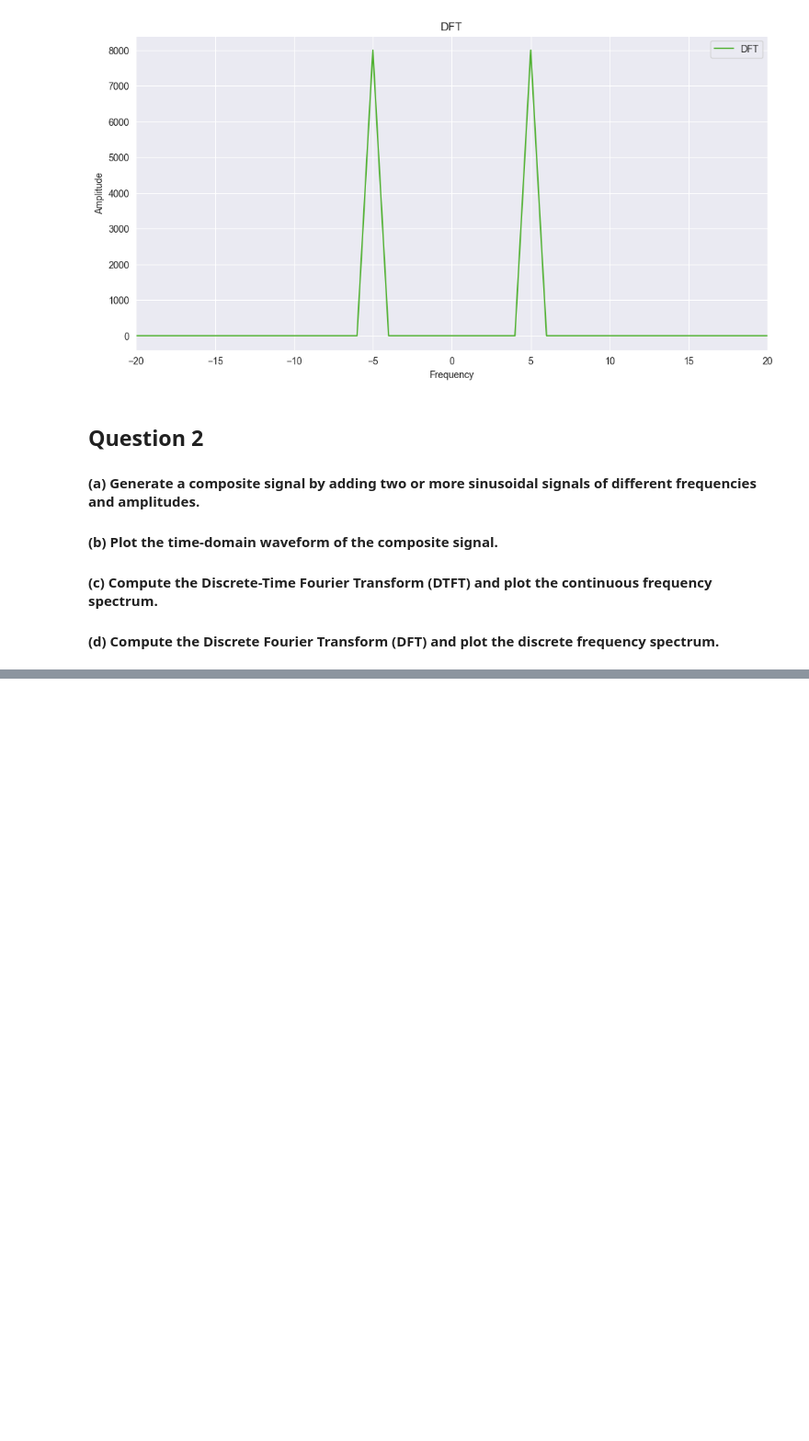
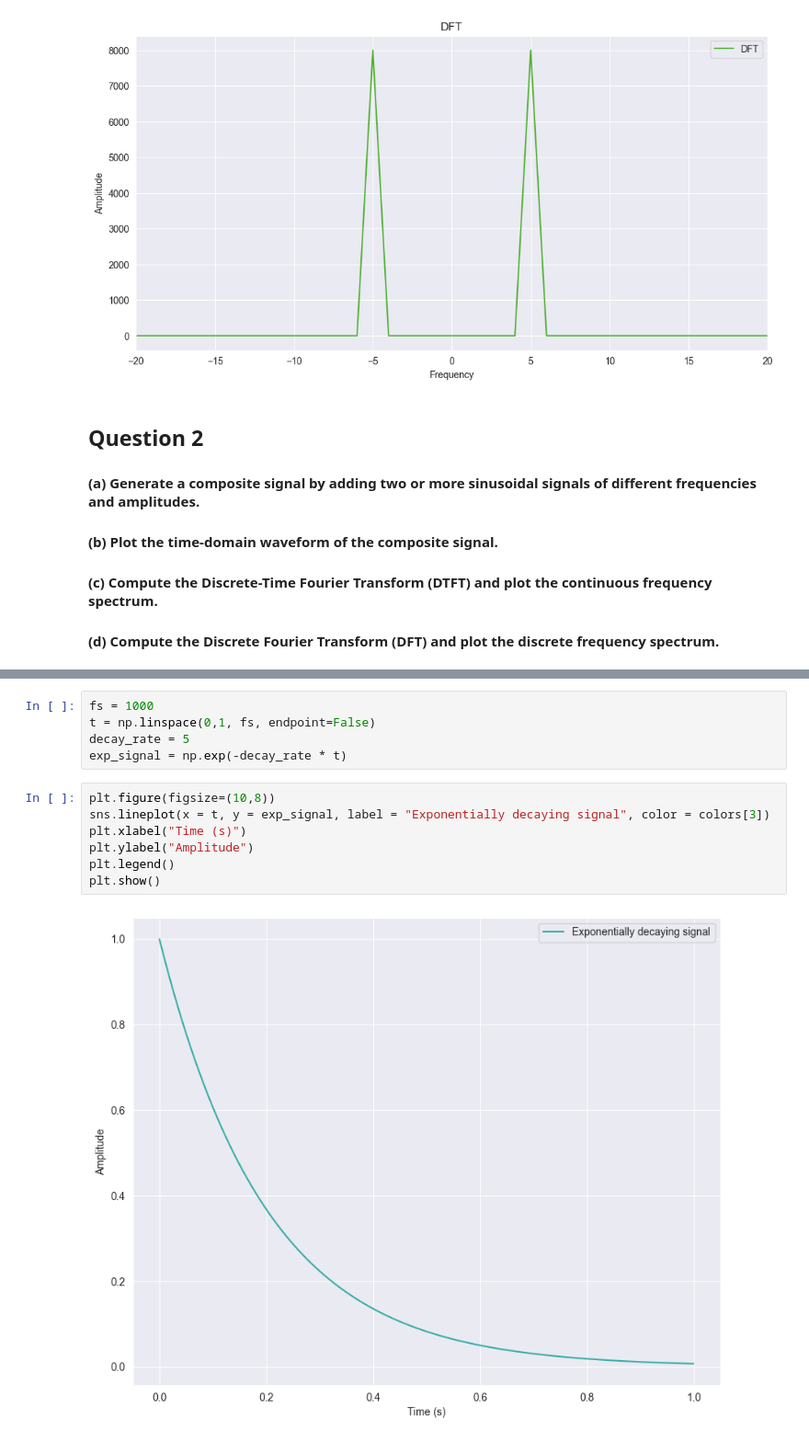
Before and after one commit to noelmt7/Speech_Recognition, a Jupyter notebook: LAB 2/2348538_LAB2.ipynb, the cells around one changed output, grey strips where cells are left out. Shown: that part at 92% size. Cells and saved outputs as stored; diff of their text form; blank space fills up the shorter version.

```diff
--- a/LAB 2/2348538_LAB2.ipynb
+++ b/LAB 2/2348538_LAB2.ipynb
@@ -78,0 +209,14 @@ plt.show()
+# %%
+fs = 1000
+t = np.linspace(0,1, fs, endpoint=False)
+decay_rate = 5
+exp_signal = np.exp(-decay_rate * t)
+# %%
+plt.figure(figsize=(10,8))
+sns.lineplot(x = t, y = exp_signal, label = "Exponentially decaying signal", color = colors[3])
+plt.xlabel("Time (s)")
+plt.ylabel("Amplitude")
+plt.legend()
+plt.show()
+# %% [output]
+[figure, added]
```
Also changed, not shown: parts of 19 cells of this notebook.
